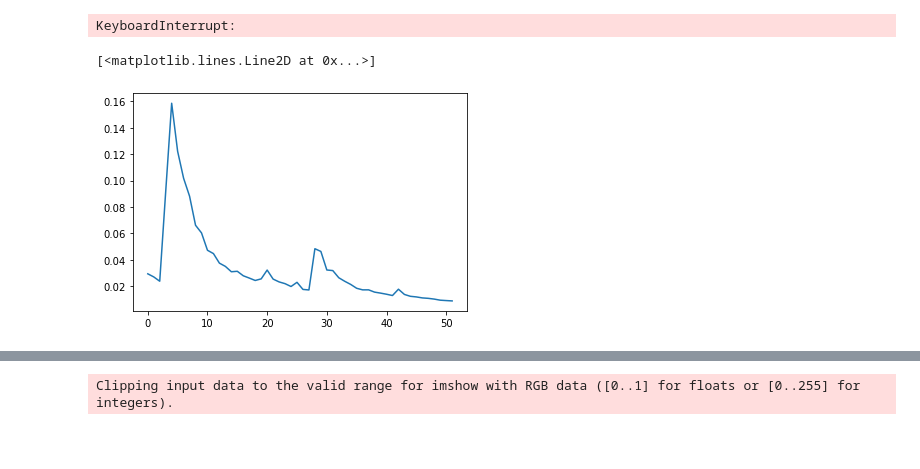
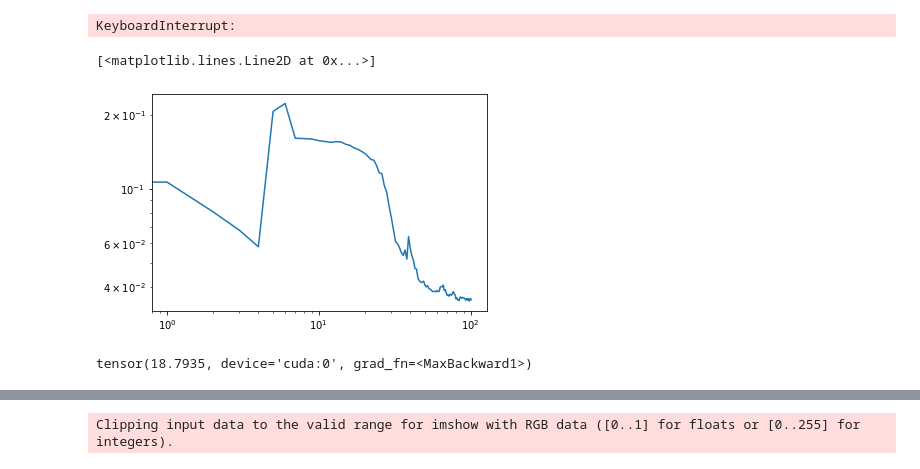
Before and after one commit to LetteraUnica/neural_cellular_automata, a Jupyter notebook: pytorch_ca/virus_CA.ipynb, the cells around one changed output, grey strips where cells are left out. Saved outputs shown, nothing was run; the diff lists cells and outputs as text; code cells hidden in the pictures; blank space fills up the shorter version.

```diff
--- a/pytorch_ca/virus_CA.ipynb
+++ b/pytorch_ca/virus_CA.ipynb
@@ -60,3 +58,3 @@ Successfully loaded model!
 # %%
 new_CA = CAModel().to(device)
-#new_CA.load("Virus 60%.pt")
+new_CA.load("new_CA.pt")
@@ -63,4 +63,5 @@ new_CA = CAModel().to(device)
 # %%
 # Define the virus model
 mask_CA = CAModel().to(device)
+mask_CA.load("mask_CA.pt")
 model = VirusCA2(old_CA, new_CA, mask_CA)
@@ -90,7 +93,11 @@ model.train_CA(optimizer, criterion, pool, n_epochs=300, scheduler=scheduler, ev
 # %% [output]
 KeyboardInterrupt:
 # %%
-pl.plot(model.losses[10:])
+pl.loglog(model.losses)
 # %% [output]
 [<matplotlib.lines.Line2D at 0x...>]
-[figure, old version]
+[figure, new version]
+# %%
+torch.max(model.new_CA(x))
+# %% [output]
+tensor(18.7935, device='cuda:0', grad_fn=<MaxBackward1>)
```
Also changed, not shown: parts of 7 cells of this notebook, 8 other files.
